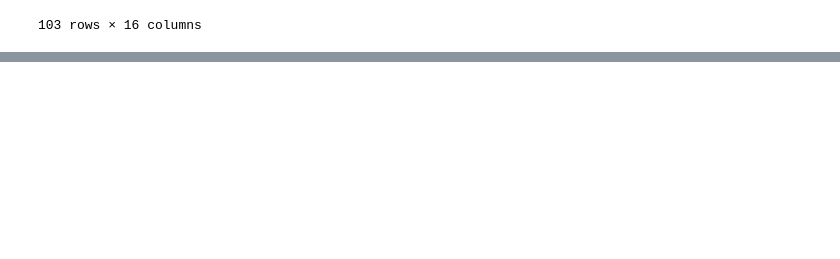
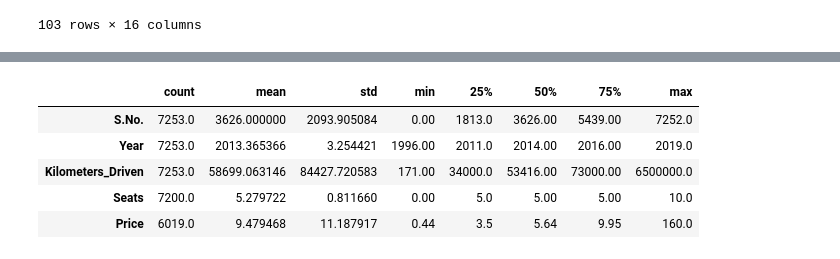
Before and after one commit to Nirajjj11/ml_learning, a Jupyter notebook: eda/eda_on_used_car_dataset.ipynb, the cells around one changed output, grey strips where cells are left out. Drawn from its saved outputs; the diff is of its cells as text; code cells hidden in the pictures; blank space fills up the shorter version.

```diff
--- a/eda/eda_on_used_car_dataset.ipynb
+++ b/eda/eda_on_used_car_dataset.ipynb
@@ -265,0 +285,9 @@ data[data.Brand.str.contains('|'.join(searchfor))]
+# %%
+df.describe().T
+# %% [output]
+|  | count | mean | std | min | 25% | 50% | 75% | max |
+| S.No. | 7253.0 | 3626.000000 | 2093.905084 | 0.00 | 1813.0 | 3626.00 | 5439.00 | 7252.0 |
+| Year | 7253.0 | 2013.365366 | 3.254421 | 1996.00 | 2011.0 | 2014.00 | 2016.00 | 2019.0 |
+| Kilometers_Driven | 7253.0 | 58699.063146 | 84427.720583 | 171.00 | 34000.0 | 53416.00 | 73000.00 | 6500000.0 |
+| Seats | 7200.0 | 5.279722 | 0.811660 | 0.00 | 5.0 | 5.00 | 5.00 | 10.0 |
+| Price | 6019.0 | 9.479468 | 11.187917 | 0.44 | 3.5 | 5.64 | 9.95 | 160.0 |
```
Also changed, not shown: parts of 16 cells of this notebook.
